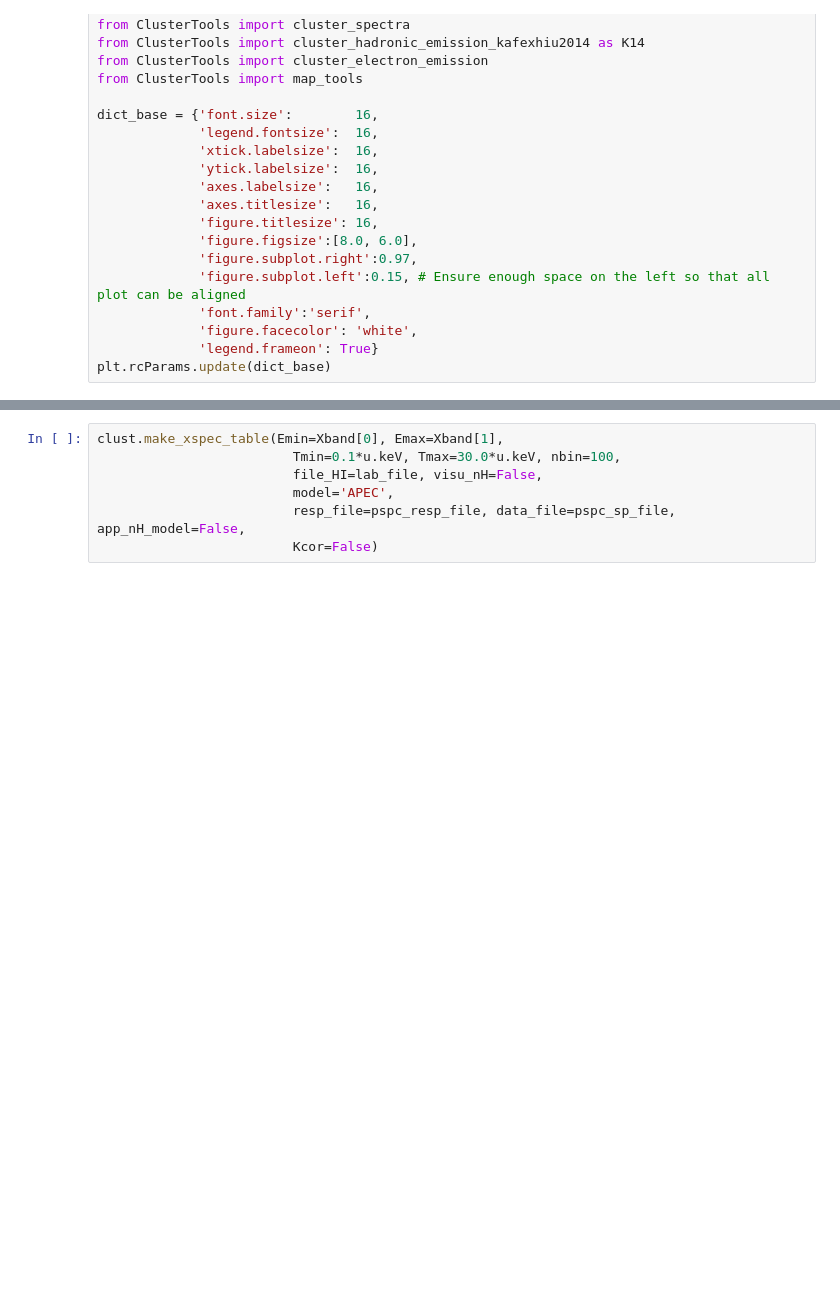
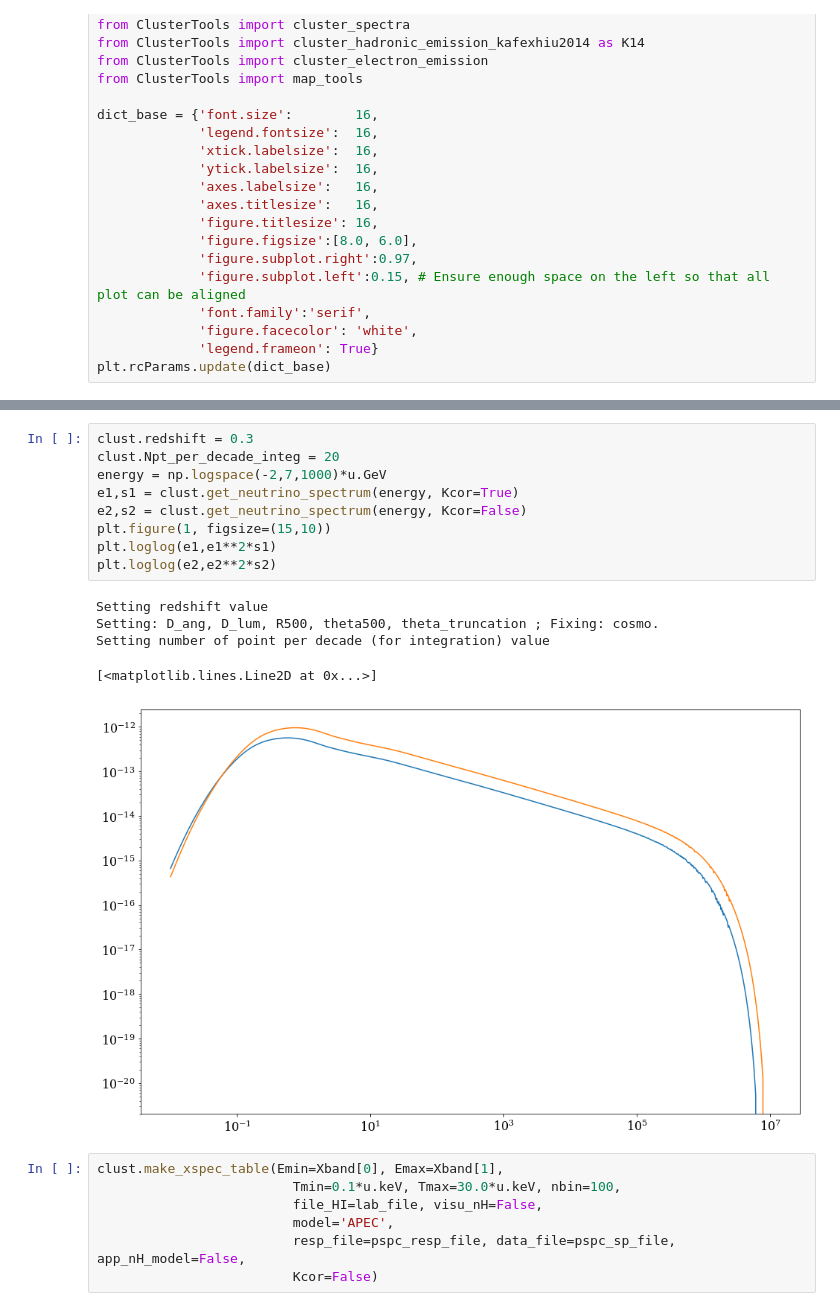
Before and after one commit to renlliang3/ClusterModel, a Jupyter notebook: notebook/model_dev_parameters.ipynb, the cells around one changed output, grey strips where cells are left out. Cells and saved outputs as stored; diff of their text form; blank space fills up the shorter version.

```diff
--- a/notebook/model_dev_parameters.ipynb
+++ b/notebook/model_dev_parameters.ipynb
@@ -70,3 +106,18 @@ Setting output_dir value
+# %%
+clust.redshift = 0.3
+clust.Npt_per_decade_integ = 20
+energy = np.logspace(-2,7,1000)*u.GeV
+e1,s1 = clust.get_neutrino_spectrum(energy, Kcor=True)
+e2,s2 = clust.get_neutrino_spectrum(energy, Kcor=False)
+plt.figure(1, figsize=(15,10))
+plt.loglog(e1,e1**2*s1)
+plt.loglog(e2,e2**2*s2)
+# %% [output]
+Setting redshift value
+Setting: D_ang, D_lum, R500, theta500, theta_truncation ; Fixing: cosmo.
+Setting number of point per decade (for integration) value
+[<matplotlib.lines.Line2D at 0x...>]
+[figure, added]
 # %%
 clust.make_xspec_table(Emin=Xband[0], Emax=Xband[1],
                          Tmin=0.1*u.keV, Tmax=30.0*u.keV, nbin=100,
```
Also changed, not shown: parts of 4 cells of this notebook, 1 other file.
